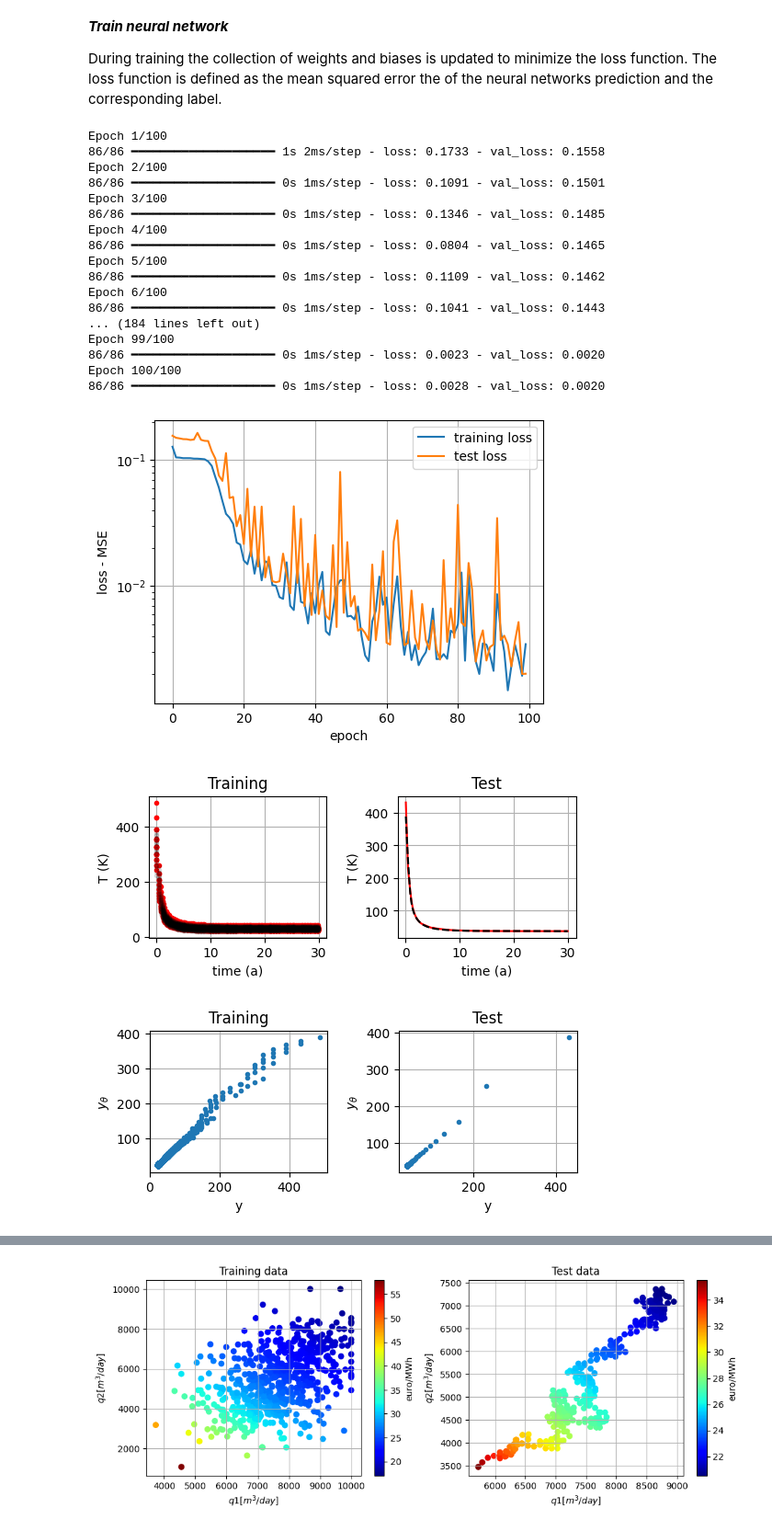
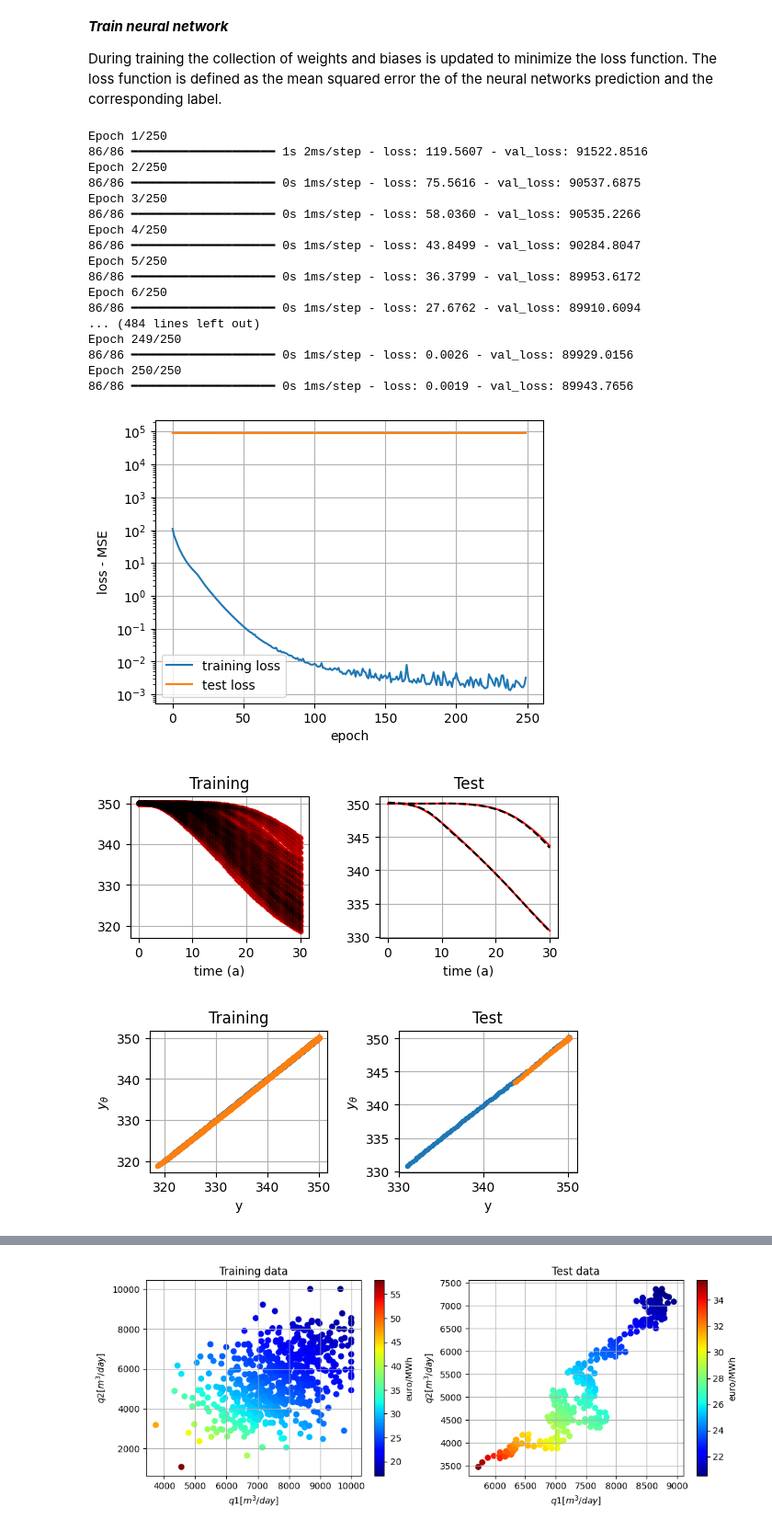
Before and after one commit to George-HM-2021/DGC_Neural_Network, a Jupyter notebook: session5.ipynb, the cells around one changed output, grey strips where cells are left out. Shown: that part at 92% size. Saved outputs shown, nothing was run; the diff lists cells and outputs as text; code cells hidden in the pictures.

Commit message:
add data for example 2

```diff
--- a/session5.ipynb
+++ b/session5.ipynb
@@ -485,9 +475,9 @@ train_x  = np.vstack([
     data['INJ2 : water rate (m3/day)']
     ]).T
 train_y  = np.vstack([
-    #data['PRD1 : temperature (K)'],
-    #data['PRD2 : temperature (K)'],
-    data['LCOH'],
+    data['PRD1 : temperature (K)'],
+    data['PRD2 : temperature (K)'],
+    #data['LCOH'],
     ]).T
 
 # define test data
@@ -497,9 +487,9 @@ test_x  = np.vstack([
     test_data['INJ2 : water rate (m3/day)']
     ]).T
 test_y  = np.vstack([
-    #test_data['PRD1 : temperature (K)'],
-    #test_data['PRD2 : temperature (K)'],
-    test_data['LCOH'],
+    test_data['PRD1 : temperature (K)'],
+    test_data['PRD2 : temperature (K)'],
+    #test_data['LCOH'],
     ]).T
 
 # train_y  = np.vstack([
@@ -514,3 +504,5 @@ mu       = train_x.mean(axis = 0)
 min_max  = train_x.max(axis = 0) - train_x.min(axis = 0)
 train_xn = (train_x - mu)/min_max
 test_xn  = (test_x - mu)/min_max
+
+train_y
@@ -521,8 +523,8 @@ nu  = 20        # number of neurons per layer
 act = 'tanh'    # activation function
 lr0 = 1e-3      # learning rate
 
-NN = NeuralNetwork(train_xn, train_y/1e2, test_xn, test_y/1e2)
+NN = NeuralNetwork(train_xn, train_y-350, test_xn, test_y-350)
 NN.create_model(n_units = nu, nl = nl) # create model
 NN.model.summary()
-NN.compile_model(lr0, decay_rate = 0.1, decay_steps = 32000, custom_metrics = None, custom_loss = 'MSE')
+NN.compile_model(lr0, decay_rate = 1, decay_steps = 32000, custom_metrics = None, custom_loss = 'MSE')
 # %% [output]
@@ -551,8 +553,10 @@ Model: "sequential_15"
 During training the collection of weights and biases is updated to minimize the loss function. The loss function is defined as the mean squared error the of the neural networks prediction and the corresponding label.
 # %%
 batch_size = 32
-nr_epochs = 100 # number of epochs
-history = NN.train_model(nr_epochs, batch_size = 32, es = None)
+nr_epochs = 250 # number of epochs/training iterations
+history = NN.train_model(nr_epochs,
+                         batch_size = batch_size,
+                         es = None)
 
 plt.figure(figsize = (12,4))
 plt.subplot(1,2,1)
@@ -564,63 +568,63 @@ plt.ylabel('loss - MSE')
 plt.legend()
 plt.show()
 # %% [output]
-Epoch 1/100
-86/86 ━━━━━━━━━━━━━━━━━━━━ 1s 2ms/step - loss: 0.1733 - val_loss: 0.1558
-Epoch 2/100
-86/86 ━━━━━━━━━━━━━━━━━━━━ 0s 1ms/step - loss: 0.1091 - val_loss: 0.1501
-Epoch 3/100
-86/86 ━━━━━━━━━━━━━━━━━━━━ 0s 1ms/step - loss: 0.1346 - val_loss: 0.1485
-Epoch 4/100
-86/86 ━━━━━━━━━━━━━━━━━━━━ 0s 1ms/step - loss: 0.0804 - val_loss: 0.1465
-Epoch 5/100
-86/86 ━━━━━━━━━━━━━━━━━━━━ 0s 1ms/step - loss: 0.1109 - val_loss: 0.1462
-Epoch 6/100
-86/86 ━━━━━━━━━━━━━━━━━━━━ 0s 1ms/step - loss: 0.1041 - val_loss: 0.1443
-... (184 lines left out)
-Epoch 99/100
-86/86 ━━━━━━━━━━━━━━━━━━━━ 0s 1ms/step - loss: 0.0023 - val_loss: 0.0020
-Epoch 100/100
-86/86 ━━━━━━━━━━━━━━━━━━━━ 0s 1ms/step - loss: 0.0028 - val_loss: 0.0020
+Epoch 1/250
+86/86 ━━━━━━━━━━━━━━━━━━━━ 1s 2ms/step - loss: 119.5607 - val_loss: 91522.8516
+Epoch 2/250
+86/86 ━━━━━━━━━━━━━━━━━━━━ 0s 1ms/step - loss: 75.5616 - val_loss: 90537.6875
+Epoch 3/250
+86/86 ━━━━━━━━━━━━━━━━━━━━ 0s 1ms/step - loss: 58.0360 - val_loss: 90535.2266
+Epoch 4/250
+86/86 ━━━━━━━━━━━━━━━━━━━━ 0s 1ms/step - loss: 43.8499 - val_loss: 90284.8047
+Epoch 5/250
+86/86 ━━━━━━━━━━━━━━━━━━━━ 0s 1ms/step - loss: 36.3799 - val_loss: 89953.6172
+Epoch 6/250
+86/86 ━━━━━━━━━━━━━━━━━━━━ 0s 1ms/step - loss: 27.6762 - val_loss: 89910.6094
+... (484 lines left out)
+Epoch 249/250
+86/86 ━━━━━━━━━━━━━━━━━━━━ 0s 1ms/step - loss: 0.0026 - val_loss: 89929.0156
+Epoch 250/250
+86/86 ━━━━━━━━━━━━━━━━━━━━ 0s 1ms/step - loss: 0.0019 - val_loss: 89943.7656
-[figure, old version]
+[figure, new version]
 # %%
 plt.figure(figsize = (6,2), dpi = 100)
 plt.subplots_adjust(wspace = 0.4)
 plt.subplot(1,2,1)
 plt.grid()
 plt.title('Training')
 plt.plot(train_x[:,0], train_y, '.r')
-plt.plot(train_x[:,0], NN.model(train_xn) * 1e2,'.k', alpha = 0.1)
+plt.plot(train_x[:,0], NN.model(train_xn) + 350,'.k', alpha = 0.1)
 plt.xlabel('time (a)')
-plt.ylabel('T (K)')
+#plt.ylabel('T (K)')
 plt.subplot(1,2,2)
 plt.grid()
 plt.title('Test')
 plt.plot(test_x[:,0], test_y, '-r')
-plt.plot(test_x[:,0], NN.model(test_xn) * 1e2 ,'--k')
+plt.plot(test_x[:,0], NN.model(test_xn) + 350 ,'--k')
 plt.xlabel('time (a)')
-plt.ylabel('T (K)')
+#plt.ylabel('T (K)')
 plt.show()
 
 plt.figure(figsize = (6,2), dpi = 100)
 plt.subplots_adjust(wspace = 0.4)
 plt.subplot(1,2,1)
 plt.title('Training')
 plt.grid()
-plt.plot(train_y, NN.model(train_xn) * 1e2, '.')
+plt.plot(train_y, NN.model(train_xn) + 350, '.')
 plt.xlabel('y')
 plt.ylabel(r'$y_{\theta}$')
 #plt.legend(['PRD1', 'PRD2'])
 plt.subplot(1,2,2)
 plt.title('Test')
 plt.grid()
-plt.plot(test_y, NN.model(test_xn) * 1e2 , '.')
+plt.plot(test_y, NN.model(test_xn) + 350, '.')
 plt.xlabel('y')
 plt.ylabel(r'$y_{\theta}$')
 #plt.legend(['PRD1', 'PRD2'])
 plt.show()
 # %% [output]
-[figure, old version]
+[figure, new version]
-[figure, old version]
+[figure, new version]
 # %% [markdown]
 ## <font color='Blue'>Example 2: optimization</font>
 
```
Also changed, not shown: parts of 15 cells of this notebook, 4 other files.
